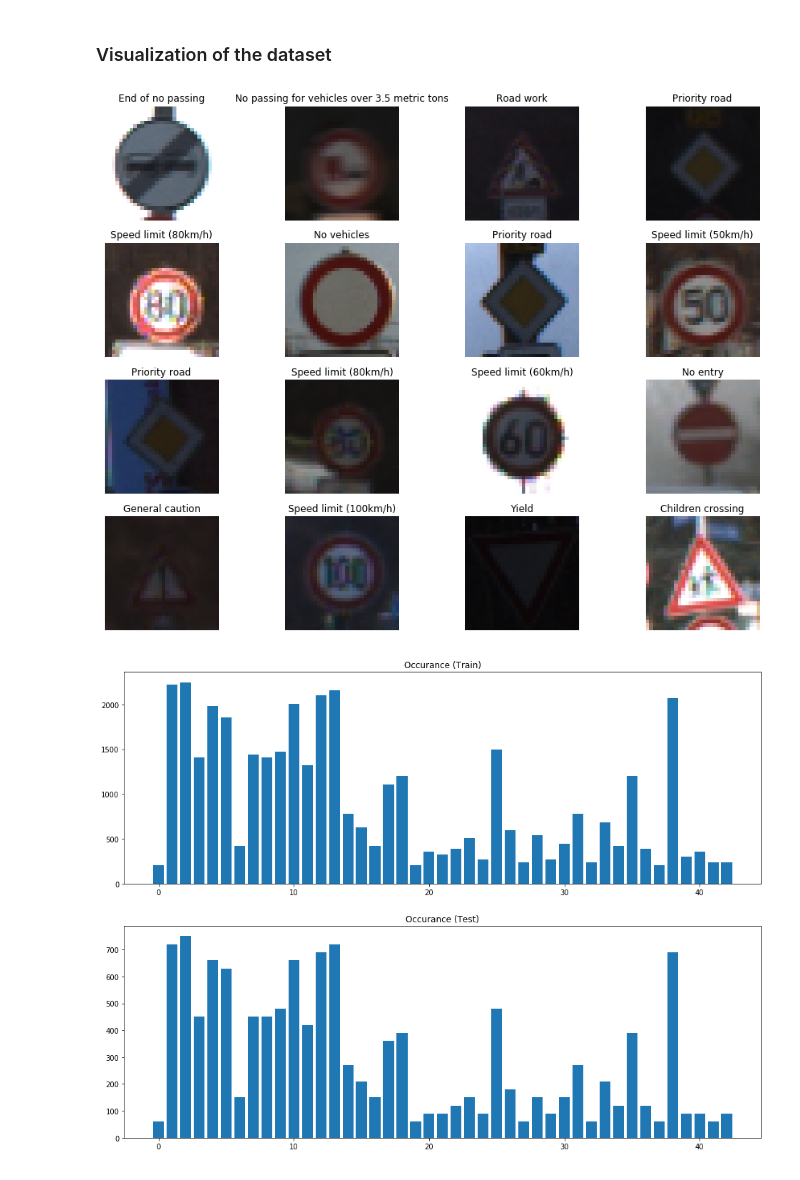
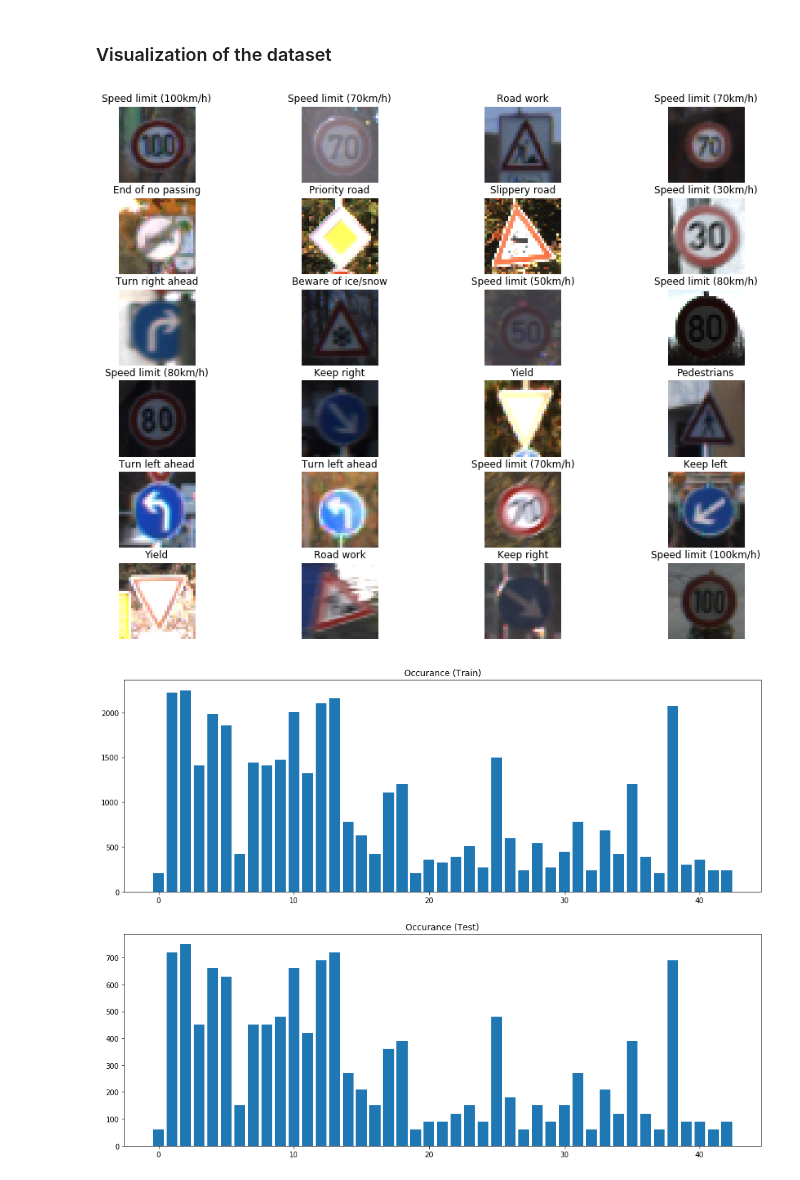
Before and after one commit to gagolucasm/Traffic-Sign-Classifier, a Jupyter notebook: Traffic_Sign_Classifier.ipynb, the cells around one changed output. Saved outputs shown, nothing was run; the diff lists cells and outputs as text; code cells hidden in the pictures.

```diff
--- a/Traffic_Sign_Classifier.ipynb
+++ b/Traffic_Sign_Classifier.ipynb
@@ -128,28 +130,27 @@ data_pd_sorted.tail()
 # %% [markdown]
 ### Visualization of the dataset
 # %%
-def showGrid(X,Y):
+def showGrid(h,w,X,Y):
     plt.figure(figsize = (16,12))
-    gs1 = gridspec.GridSpec(4,4)
+    gs1 = gridspec.GridSpec(h,w)
     gs1.update(wspace=0.02, hspace=0.2) # set the spacing between axes.
-    for i in range(16):
+    for i in range(h*w):
         ax1 = plt.subplot(gs1[i])
         plt.axis('on')
         ax1.set_xticklabels([])
         ax1.set_yticklabels([])
         ax1.set_aspect('equal')
-        #plt.subplot(4,11,i+1)
         ind_plot = np.random.randint(1,len(Y))
         plt.imshow(X[ind_plot])
         sign_number=(Y[ind_plot])
         plt.title(data_pd.iloc[sign_number].SignName)
         plt.axis('off')
     plt.show()
 
 
-showGrid(train_features,train_labels)
+showGrid(6,4,train_features,train_labels)
 # %% [output]
-[figure, old version]
+[figure, new version]
 # %%
 plt.figure(figsize=(16,12))
 plt.subplot(212)
```
Also changed, not shown: parts of 15 cells of this notebook, 10 other files.
